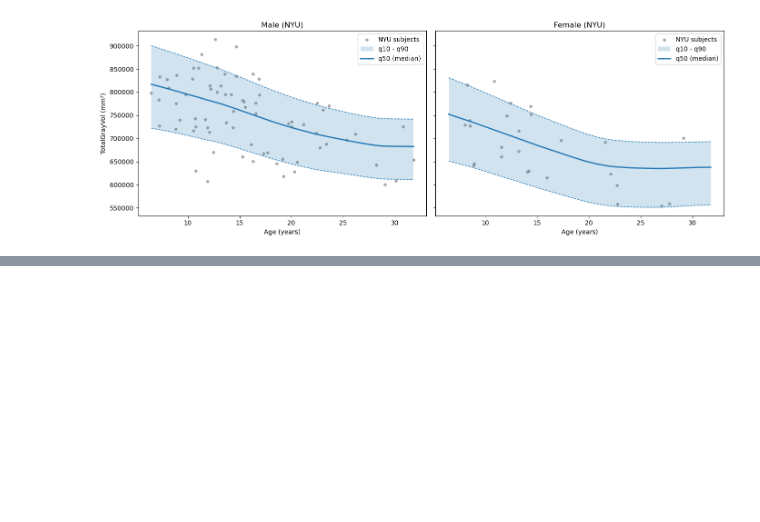
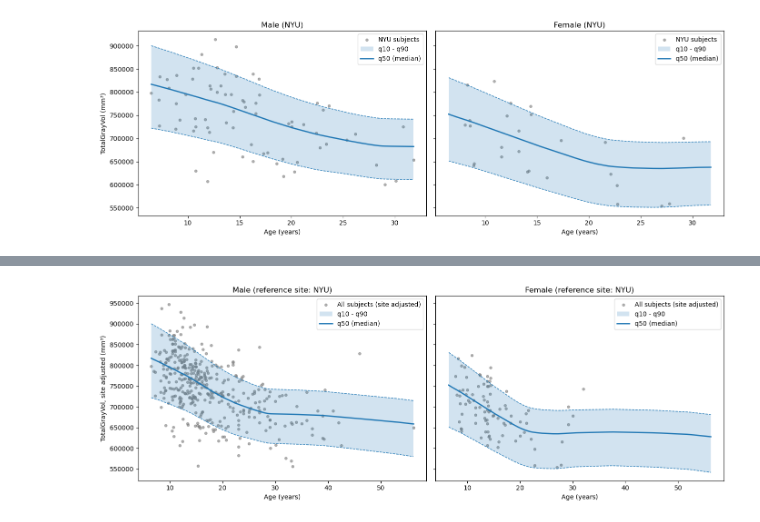
Before and after one commit to Amisor/Deep_NormativeBrain, a Jupyter notebook: notebooks/model_structural_site_balanced.ipynb, the cells around one changed output, grey strips where cells are left out. Drawn from its saved outputs; the diff is of its cells as text; code cells hidden in the pictures; blank space fills up the shorter version.

```diff
--- a/notebooks/model_structural_site_balanced.ipynb
+++ b/notebooks/model_structural_site_balanced.ipynb
@@ -405,0 +467,25 @@ plt.show()
+# %%
+# Median at the own site and at the reference site, for each subject
+own_median = np.array([predict_quantiles([age], sex, site)[0, 1]
+                       for age, sex, site in zip(df['AGE_AT_SCAN'], df['SEX'], df['SITE_ID'])])
+ref_median = predict_quantiles(df['AGE_AT_SCAN'].values, df['SEX'].values, chart_site)[:, 1]
+df['TotalGrayVol_adjusted'] = df['TotalGrayVol'] - own_median + ref_median
+
+age_grid = np.linspace(df['AGE_AT_SCAN'].min(), df['AGE_AT_SCAN'].max(), 200)
+fig, axes = plt.subplots(1, 2, figsize=(14, 5), sharey=True)
+for ax, (sex, label) in zip(axes, [(0, 'Male'), (1, 'Female')]):
+    preds = predict_quantiles(age_grid, sex, chart_site)
+    subset = df[df['SEX'] == sex]
+    ax.scatter(subset['AGE_AT_SCAN'], subset['TotalGrayVol_adjusted'], color='gray', s=15, alpha=0.6, label='All subjects (site adjusted)')
+    ax.fill_between(age_grid, preds[:, 0], preds[:, 2], alpha=0.2, label='q10 - q90')
+    ax.plot(age_grid, preds[:, 1], lw=2, label='q50 (median)')
+    ax.plot(age_grid, preds[:, 0], lw=1, linestyle='--', color='C0')
+    ax.plot(age_grid, preds[:, 2], lw=1, linestyle='--', color='C0')
+    ax.set_title(f'{label} (reference site: {chart_site})')
+    ax.set_xlabel('Age (years)')
+    ax.legend()
+axes[0].set_ylabel('TotalGrayVol, site adjusted (mm³)')
+plt.tight_layout()
+plt.show()
+# %% [output]
+[figure, added]
```
Also changed, not shown: parts of 3 cells of this notebook.
